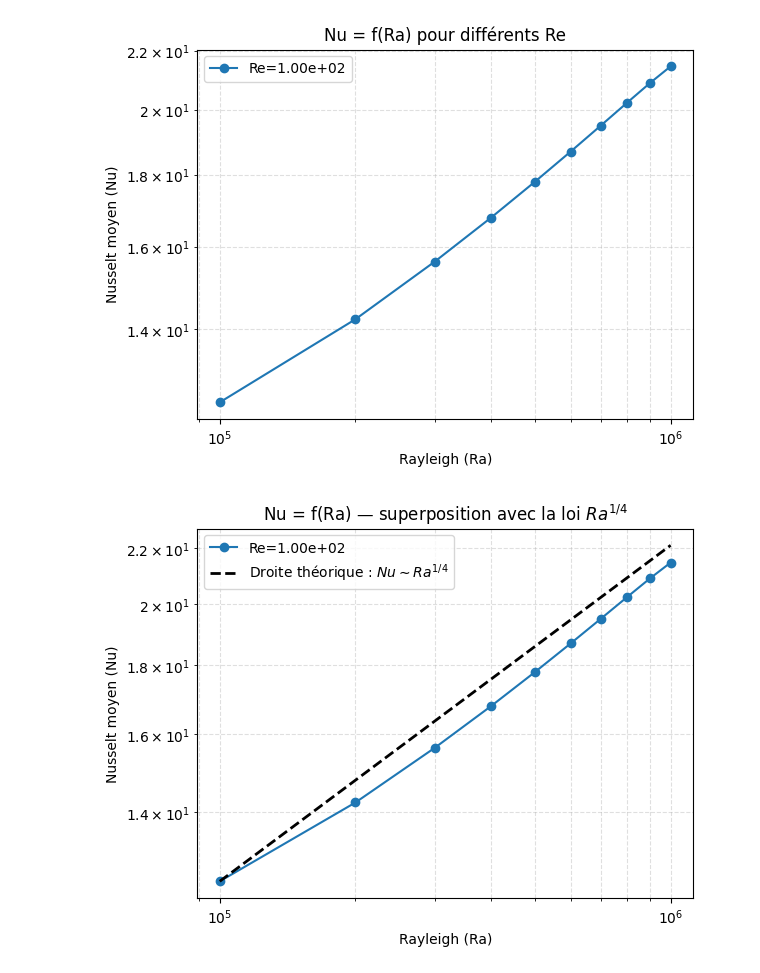
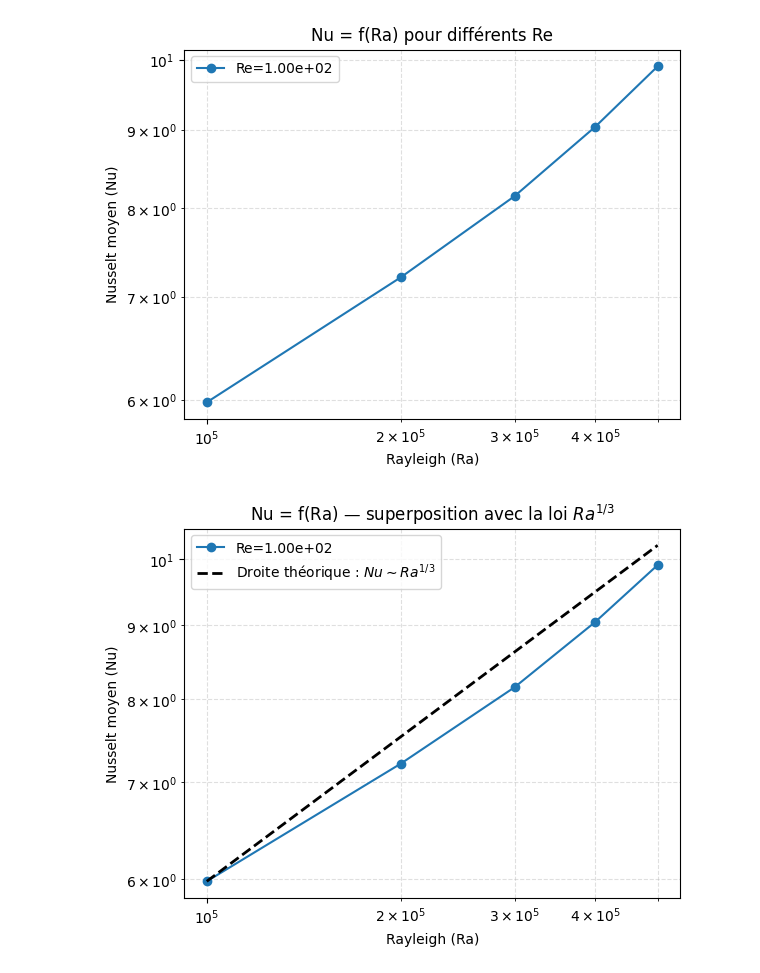
Before and after one commit to PierreG25/Thermal-transfert, a Jupyter notebook: Nusselt.ipynb, the cells around one changed output. Cells and saved outputs as stored; diff of their text form; code cells hidden in the pictures.

```diff
--- a/Nusselt.ipynb
+++ b/Nusselt.ipynb
@@ -66,7 +18,34 @@ plt.show()
+# %%
+
+# --- Paramètres du domaine et numérique ---
+nx, ny = 31, 31
+Lx, Ly = 1.0, 1.0
+dt = 1e-3  # à ajuster si ça diverge à grand Re/Ra
+
+dx = Lx/(nx-1)
+dy = Ly/(ny-1)
+
+# --- Grilles de paramètres ---
+nu = 1.57e-5
+Re_list = [100]              # -> plusieurs Re
+Ra_list = np.arange(1,6)*1e5                # -> plusieurs Ra
+Pr = 0.71
+
+res_dict = {}
+
+
+for i, Re in enumerate(Re_list):
+    res_dict[Re] = {}
+    for j, Ra in enumerate(Ra_list):
+        U0, res_dict[Re][Ra]= global_resolution(nx, ny, Lx, Ly, dt, nu, Re, Ra)
+        res_dict[Re][Ra]['U0'] = U0
+        res_dict[Re][Ra]['Nu'] = get_average_nusselt(res_dict[Re][Ra]['T'][-1], dx)
+        res_dict[Re][Ra]['Pe'] = get_max_peclet()
+        print(f"U0={U0:.3g} | Re={Re:.3e} | Ra={Ra:.1e} -> Nu={res_dict[Re][Ra]['Nu']:.4f}")
 # %%
 plt.figure()
 for i, Re in enumerate(Re_list):
-    plt.plot(Ra_list, Nu_map[i, :], marker="o", label=f"Re={Re:.2e}")
+    plt.plot(res_dict[Re].keys(), [res_dict[Re][k]['Nu'] for k in res_dict[Re].keys()], marker="o", label=f"Re={Re:.2e}")
 
 plt.xscale("log")
 plt.yscale("log")
@@ -77,45 +56,45 @@ plt.grid(True, which="both", linestyle="--", alpha=0.4)
 plt.legend()
 plt.show()
 # %% [output]
-[figure, old version]
+[figure, new version]
 # %%
 plt.figure()
 
 # --- Courbes numériques ---
 for i, Re in enumerate(Re_list):
-    plt.plot(Ra_list, Nu_map[i, :], marker="o", label=f"Re={Re:.2e}")
+    plt.plot(res_dict[Re].keys(), [res_dict[Re][k]['Nu'] for k in res_dict[Re].keys()], marker="o", label=f"Re={Re:.2e}")
 
 # --- Choix du Re de référence (ex: Re = 100) ---
-i_ref = np.argmin(np.abs(Re_list - 100.0))
+Re_ref = np.min(list(res_dict.keys()))
 
 # --- Droite théorique : pente 1/4 ---
 Ra_th = np.array(Ra_list, dtype=float)
 
 Ra0 = Ra_th[0]
-Nu0 = Nu_map[i_ref, 0]
+Nu0 = res_dict[Re_ref][Ra0]['Nu']
 
-C = Nu0 / (Ra0**0.25)
-Nu_th = C * Ra_th**0.25
+C = Nu0 / (Ra0**(1/3))
+Nu_th = C * Ra_th**(1/3)
 
 plt.plot(
     Ra_th,
     Nu_th,
     "k--",
     linewidth=2,
-    label=r"Droite théorique : $Nu \sim Ra^{1/4}$"
+    label=r"Droite théorique : $Nu \sim Ra^{1/3}$"
 )
 
 # --- Mise en forme ---
 plt.xscale("log")
 plt.yscale("log")
 plt.xlabel("Rayleigh (Ra)")
 plt.ylabel("Nusselt moyen (Nu)")
-plt.title("Nu = f(Ra) — superposition avec la loi $Ra^{1/4}$")
+plt.title("Nu = f(Ra) — superposition avec la loi $Ra^{1/3}$")
 plt.grid(True, which="both", linestyle="--", alpha=0.4)
 plt.legend()
 plt.show()
 # %% [output]
-[figure, old version]
+[figure, new version]
 # %%
 # 1. Préparation de la grille
 x = np.linspace(0, Lx, nx)
```
Also changed, not shown: parts of 4 cells of this notebook, 6 other files.
